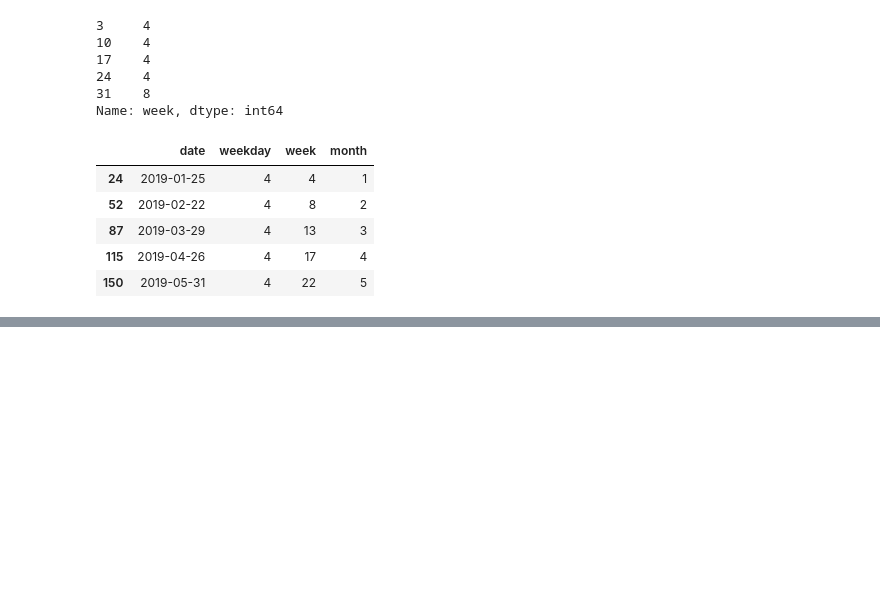
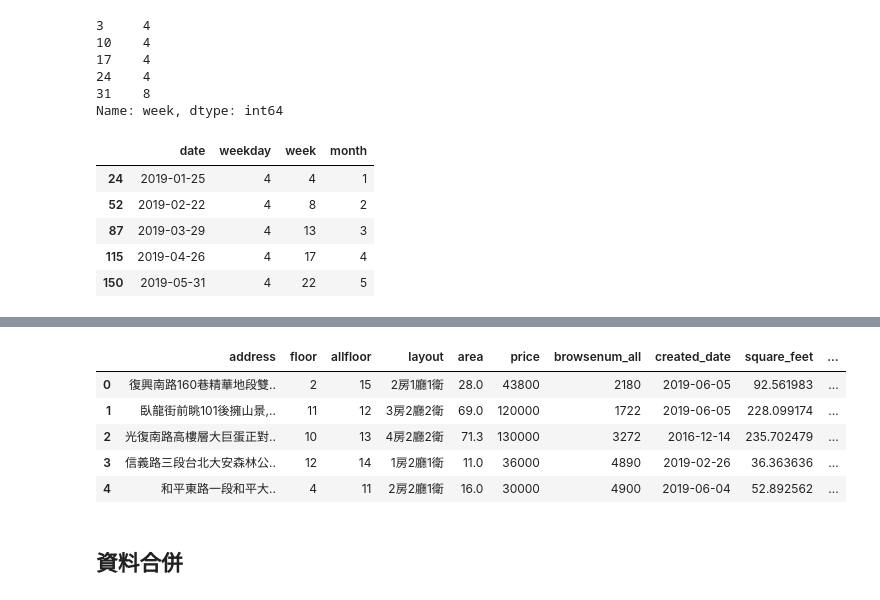
Before and after one commit to greenrmp/cathaylifepy, a Jupyter notebook: Demo20190709.ipynb, the cells around one changed output, grey strips where cells are left out. Drawn from its saved outputs; the diff is of its cells as text; code cells hidden in the pictures; blank space fills up the shorter version.

```diff
--- a/Demo20190709.ipynb
+++ b/Demo20190709.ipynb
@@ -320,0 +594,12 @@ df3[df3['week'] == c].head()
+# %%
+df['year'] = df['created_date'].dt.year
+df['month'] = df['created_date'].dt.month
+# %%
+df.head()
+# %% [output]
+|  | address | floor | allfloor | layout | area | price | browsenum_all | created_date | square_feet | ... |
+| 0 | 復興南路160巷精華地段雙.. | 2 | 15 | 2房1廳1衛 | 28.0 | 43800 | 2180 | 2019-06-05 | 92.561983 | ... |
+| 1 | 臥龍街前眺101後擁山景,.. | 11 | 12 | 3房2廳2衛 | 69.0 | 120000 | 1722 | 2019-06-05 | 228.099174 | ... |
+| 2 | 光復南路高樓層大巨蛋正對.. | 10 | 13 | 4房2廳2衛 | 71.3 | 130000 | 3272 | 2016-12-14 | 235.702479 | ... |
+| 3 | 信義路三段台北大安森林公.. | 12 | 14 | 1房2廳1衛 | 11.0 | 36000 | 4890 | 2019-02-26 | 36.363636 | ... |
+| 4 | 和平東路一段和平大.. | 4 | 11 | 2房2廳1衛 | 16.0 | 30000 | 4900 | 2019-06-04 | 52.892562 | ... |
@@ -320,0 +610,2 @@ df3[df3['week'] == c].head()
+# %% [markdown]
+## 資料合併
```
Also changed, not shown: parts of 90 cells of this notebook.
